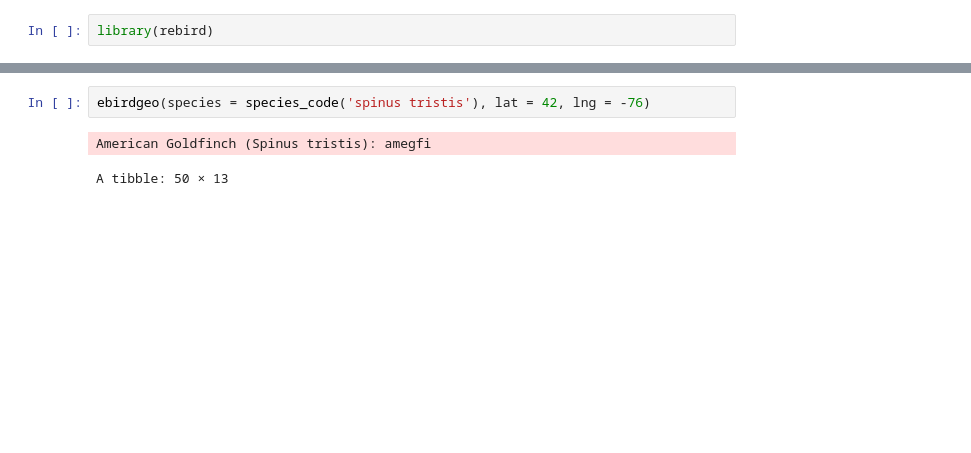
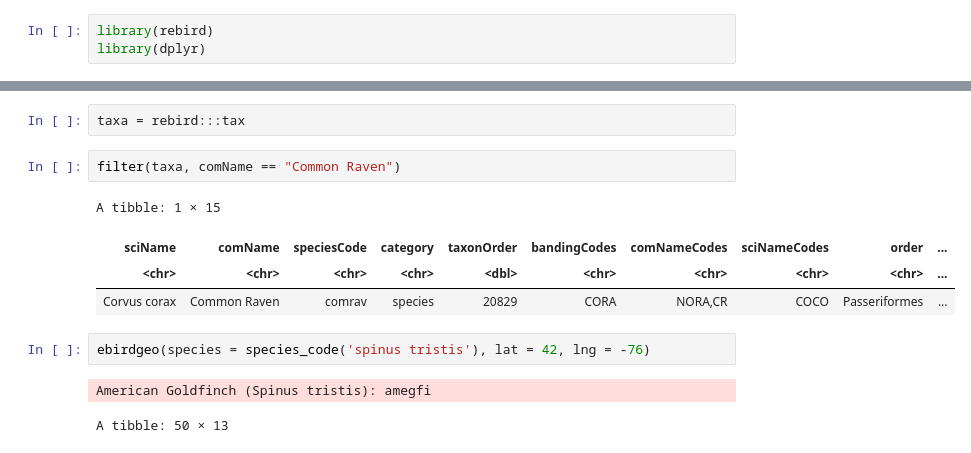
Before and after one commit to jbowen102/STAT_420_Final_Project, a Jupyter notebook: exploratory--Rebird.ipynb, the cells around one changed output, grey strips where cells are left out. Cells and saved outputs as stored; diff of their text form; blank space fills up the shorter version.

```diff
--- a/exploratory--Rebird.ipynb
+++ b/exploratory--Rebird.ipynb
@@ -1,5 +1,6 @@
 # %%
 library(rebird)
+library(dplyr)
 # %%
 # rebird::tax # doesn't work b/c CRAN version or rebird very out of date
 rebird:::tax # Need third colon per this issue: https://github.com/ropensci/rebird/issues/145
@@ -23,6 +24,15 @@ A tibble: 16753 × 15
 | Saltator sp. | saltator sp. | saltat1 | spuh | 34698 | NA | NA | NA | Passeriformes | ... |
 | Passeriformes sp. | passerine sp. | passer1 | spuh | 34699 | NA | NA | NA | Passeriformes | ... |
 | Aves sp. | bird sp. | bird1 | spuh | 35000 | UNBI | NA | NA | NA | ... |
+# %%
+taxa = rebird:::tax
+# %%
+filter(taxa, comName == "Common Raven")
+# %% [output]
+A tibble: 1 × 15
+| sciName | comName | speciesCode | category | taxonOrder | bandingCodes | comNameCodes | sciNameCodes | order | ... |
+| <chr> | <chr> | <chr> | <chr> | <dbl> | <chr> | <chr> | <chr> | <chr> | ... |
+| Corvus corax | Common Raven | comrav | species | 20829 | CORA | NORA,CR | COCO | Passeriformes | ... |
 # %%
 ebirdgeo(species = species_code('spinus tristis'), lat = 42, lng = -76)
 # %% [output]
```
Also changed, not shown: 1 other file.
